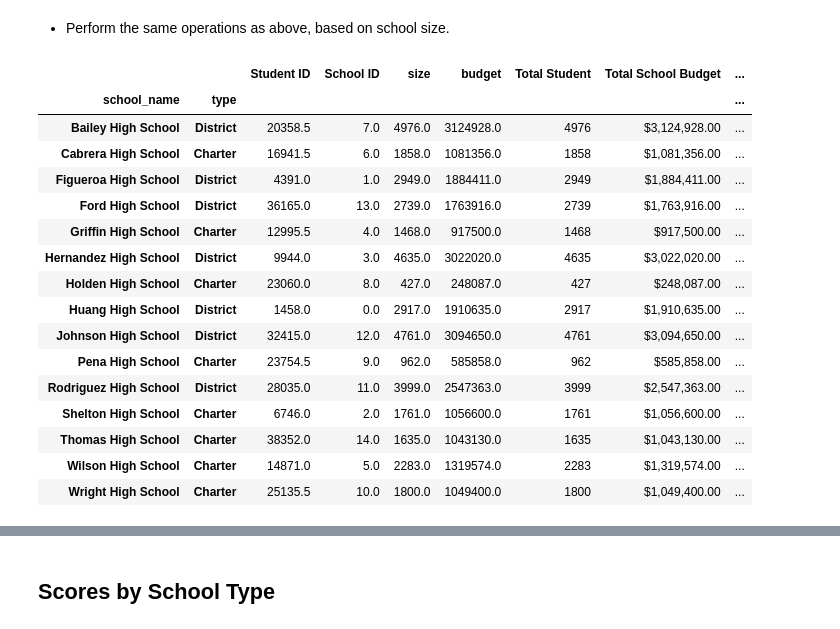
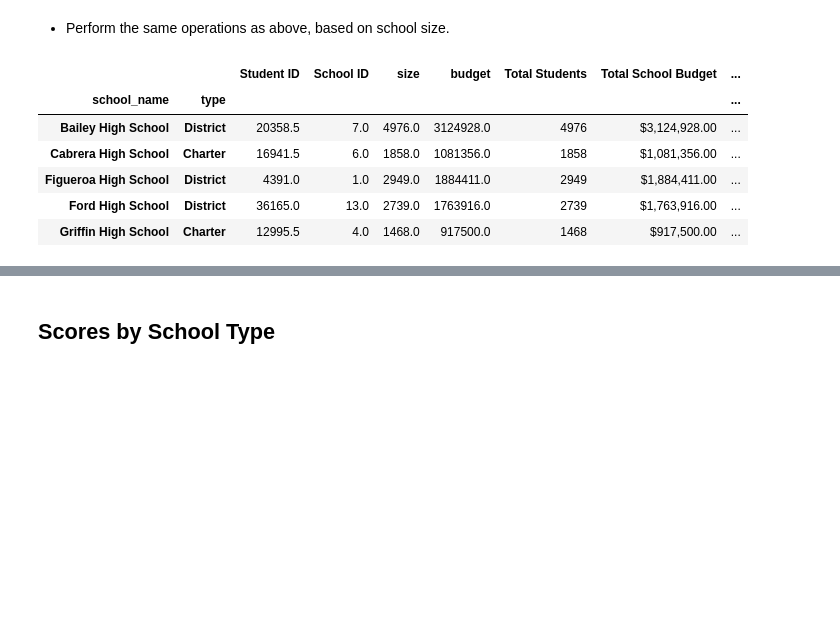
Before and after one commit to kdaltayli/Pandas_Challenge_KA, a Jupyter notebook: PyCitySchools/PyCitySchools_starter.ipynb, the cells around one changed output, grey strips where cells are left out. Saved outputs shown, nothing was run; the diff lists cells and outputs as text; code cells hidden in the pictures; blank space fills up the shorter version.

```diff
--- a/PyCitySchools/PyCitySchools_starter.ipynb
+++ b/PyCitySchools/PyCitySchools_starter.ipynb
@@ -196,6 +186,7 @@ school_summary["Total School Budget"]=school_summary["budget"]
 school_summary["Total School Budget"]=school_summary["Total School Budget"].map("${:,.2f}".format)
 # Per Student Budget
 school_summary["Per Student Budget"]=school_summary["budget"]/school_summary["size"]
-school_summary["Per Student Budget"]=school_summary["Per Student Budget"].map("${:,.2f}".format)
-school_summary
+# school_summary["Per Student Budget"]=school_summary["Per Student Budget"].map("${:,.2f}".format)
+
+school_summary.head()
 # %% [output]
@@ -247,6 +228,6 @@ school_summary
 pass_math=school_data_complete.loc[school_data_complete["math_score"]>=70]
 
 school_summary["Pass Math student"]=pass_math.groupby(["school_name","type"]).count()["Student ID"]
-school_summary["Pass Math student"]=round((school_summary["Pass Math student"]/school_summary["Total Student"])*100,4)
+school_summary["Pass Math student"]=round((school_summary["Pass Math student"]/school_summary["Total Students"])*100,4)
 school_summary
 # %% [output]
@@ -272,6 +253,6 @@ school_summary
 pass_reading=school_data_complete.loc[school_data_complete["reading_score"]>=70]
 
 school_summary["Pass Reading student"]=pass_reading.groupby(["school_name","type"]).count()["Student ID"]
-school_summary["Pass Reading student"]=round((school_summary["Pass Reading student"]/school_summary["Total Student"])*100,4)
+school_summary["Pass Reading student"]=round((school_summary["Pass Reading student"]/school_summary["Total Students"])*100,4)
 school_summary
 # %% [output]
@@ -297,6 +278,6 @@ school_summary
 pass_reading_math=school_data_complete.loc[(school_data_complete["reading_score"]>=70)&(school_data_complete["math_score"]>=70)]
 
 school_summary["Overall Passing"]=pass_reading_math.groupby(["school_name","type"]).count()["Student ID"]
-school_summary["Overall Passing"]=round((school_summary["Overall Passing"]/school_summary["Total Student"])*100,4)
+school_summary["Overall Passing"]=round((school_summary["Overall Passing"]/school_summary["Total Students"])*100,4)
 school_summary
 # %% [output]
@@ -501,23 +500,12 @@ bins=[0,1000,2000,5000]
 group_names=["Small(<1000)","Medium(1000-2000)","Large(2000-5000)"]
 # %%
 school_summary["School Size"]=pd.cut(school_summary["size"],bins, labels=group_names,include_lowest=False)
-school_summary
-# school_data_complete
+school_summary.head()
 # %% [output]
-|  |  | Student ID | School ID | size | budget | Total Student | Total School Budget | ... |
+|  |  | Student ID | School ID | size | budget | Total Students | Total School Budget | ... |
 | school_name | type |  |  |  |  |  |  | ... |
 | Bailey High School | District | 20358.5 | 7.0 | 4976.0 | 3124928.0 | 4976 | $3,124,928.00 | ... |
 | Cabrera High School | Charter | 16941.5 | 6.0 | 1858.0 | 1081356.0 | 1858 | $1,081,356.00 | ... |
 | Figueroa High School | District | 4391.0 | 1.0 | 2949.0 | 1884411.0 | 2949 | $1,884,411.00 | ... |
 | Ford High School | District | 36165.0 | 13.0 | 2739.0 | 1763916.0 | 2739 | $1,763,916.00 | ... |
 | Griffin High School | Charter | 12995.5 | 4.0 | 1468.0 | 917500.0 | 1468 | $917,500.00 | ... |
-| Hernandez High School | District | 9944.0 | 3.0 | 4635.0 | 3022020.0 | 4635 | $3,022,020.00 | ... |
-| Holden High School | Charter | 23060.0 | 8.0 | 427.0 | 248087.0 | 427 | $248,087.00 | ... |
-| Huang High School | District | 1458.0 | 0.0 | 2917.0 | 1910635.0 | 2917 | $1,910,635.00 | ... |
-| Johnson High School | District | 32415.0 | 12.0 | 4761.0 | 3094650.0 | 4761 | $3,094,650.00 | ... |
-| Pena High School | Charter | 23754.5 | 9.0 | 962.0 | 585858.0 | 962 | $585,858.00 | ... |
-| Rodriguez High School | District | 28035.0 | 11.0 | 3999.0 | 2547363.0 | 3999 | $2,547,363.00 | ... |
-| Shelton High School | Charter | 6746.0 | 2.0 | 1761.0 | 1056600.0 | 1761 | $1,056,600.00 | ... |
-| Thomas High School | Charter | 38352.0 | 14.0 | 1635.0 | 1043130.0 | 1635 | $1,043,130.00 | ... |
-| Wilson High School | Charter | 14871.0 | 5.0 | 2283.0 | 1319574.0 | 2283 | $1,319,574.00 | ... |
-| Wright High School | Charter | 25135.5 | 10.0 | 1800.0 | 1049400.0 | 1800 | $1,049,400.00 | ... |
```
Also changed, not shown: parts of 17 cells of this notebook.
